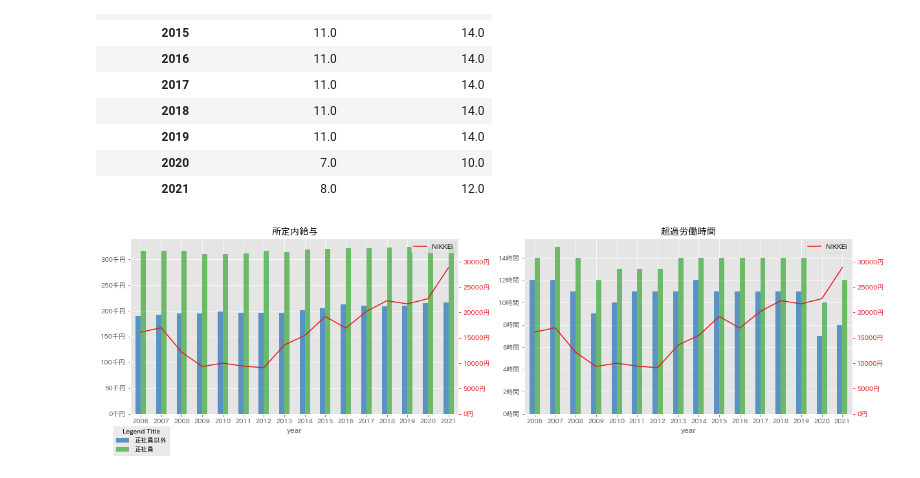
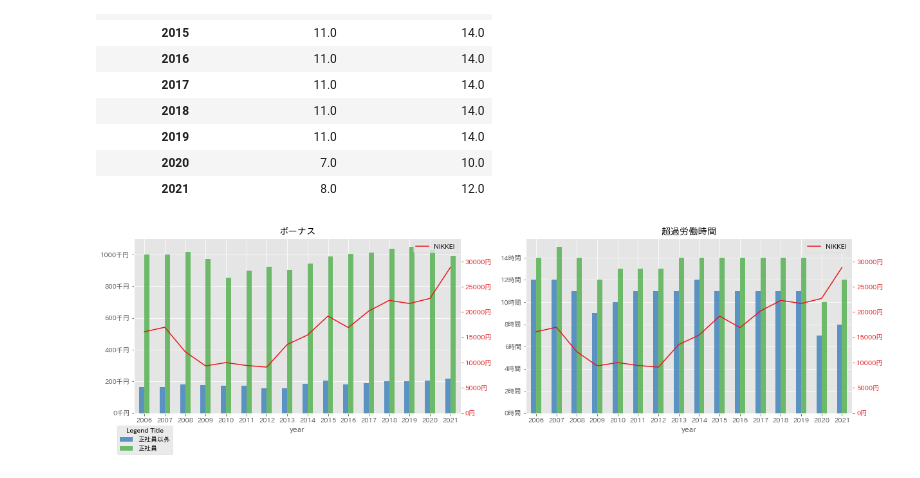
Before and after one commit to MasaAsami/LTsandox, a Jupyter notebook: notebooks/賃金構造基本調査サンプル分析_所定内給与以外.ipynb, the cells around one changed output. Cells and saved outputs as stored; diff of their text form; code cells hidden in the pictures.

Commit message:
[add] 所定内給与以外も

```diff
--- a/notebooks/賃金構造基本調査サンプル分析_所定内給与以外.ipynb
+++ b/notebooks/賃金構造基本調査サンプル分析_所定内給与以外.ipynb
@@ -358,7 +317,7 @@ assert (
     == 1.0
 ), "assertion error : セルに重複があります"
 
-salary_pivot_df = merged_df.query("unit=='所定内給与額'").pivot_table(
+bonus_pivot_df = merged_df.query("unit=='年間賞与その他特別給与額'").pivot_table(
     index=["year"],
     columns=[
         "job_type",
@@ -371,7 +330,7 @@ salary_pivot_df = merged_df.query("unit=='所定内給与額'").pivot_table(
     values="value",
 )
 
-overtime_pivot_df = merged_df.query("unit=='超過実労働時間'").pivot_table(
+overtime_pivot_df = merged_df.query("unit=='超過実労働時間数'").pivot_table(
     index=["year"],
     columns=[
         "job_type",
@@ -456,7 +415,7 @@ overtime_pivot_df[agrecated_col]
 # %%
 fig, axes = plt.subplots(1, 2, figsize=(20, 5), sharex=True, sharey=False)
 
-salary_pivot_df[agrecated_col].plot(
+bonus_pivot_df[agrecated_col].plot(
     kind="bar",
     rot=0,
     legend=False,
@@ -480,7 +439,7 @@ axes[0].yaxis.set_major_formatter(ticker.FormatStrFormatter("%d千円"))
 ax0_twin.yaxis.set_major_formatter(ticker.FormatStrFormatter("%d円"))
 
 axes[0].set_axisbelow(True)
-axes[0].set_title("所定内給与")
+axes[0].set_title("ボーナス")
 
 
 overtime_pivot_df[agrecated_col].plot(
@@ -493,31 +452,31 @@ overtime_pivot_df[agrecated_col].plot(
 )
 ax1_twin = axes[1].twinx()
 
 df_stock.plot(ax=ax1_twin, label="日経225", color=cm.Set1.colors[0])
 
 ax1_twin.set_ylim([0, df_stock["NIKKEI"].max() * 1.2])
 
 
 axes[1].grid(True)
 ax1_twin.grid(False)
 
 ax1_twin.tick_params(axis="y", colors=cm.Set1.colors[0])
 
 axes[1].yaxis.set_major_formatter(ticker.FormatStrFormatter("%d時間"))
 ax1_twin.yaxis.set_major_formatter(ticker.FormatStrFormatter("%d円"))
 
 axes[1].set_axisbelow(True)
 axes[1].set_title("超過労働時間")
 
 
 fig.legend(
     labels=["正社員以外", "正社員"],
     bbox_to_anchor=(0.1, 0.1),
     loc="upper left",
     borderaxespad=1,
     title="Legend Title",
 )
 
 plt.show()
 # %% [output]
-[figure, old version]
+[figure, new version]
```
Also changed, not shown: parts of 5 cells of this notebook.
